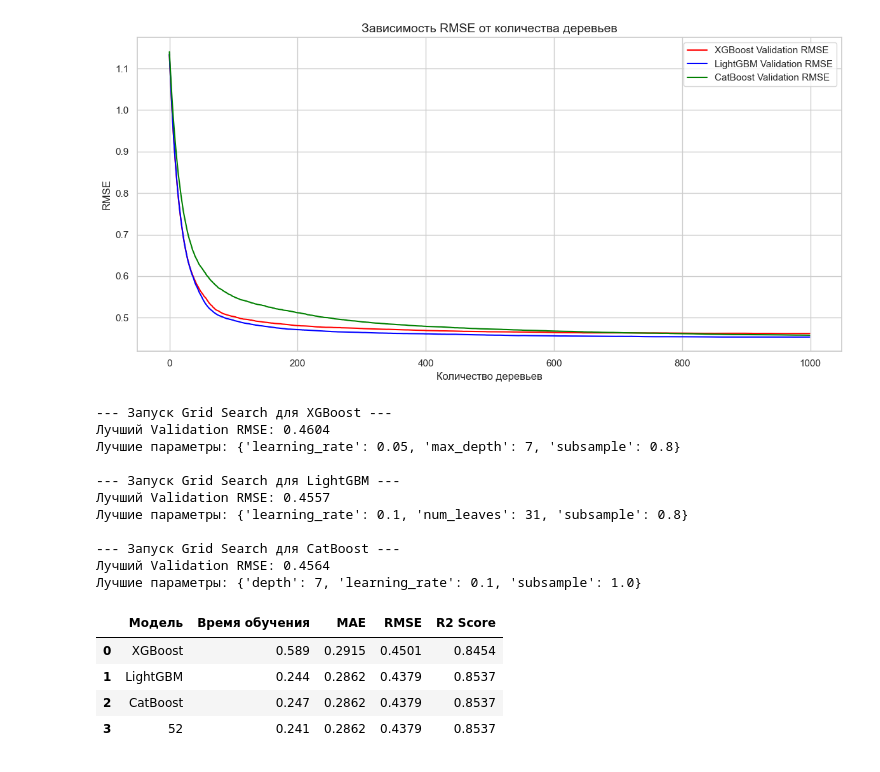
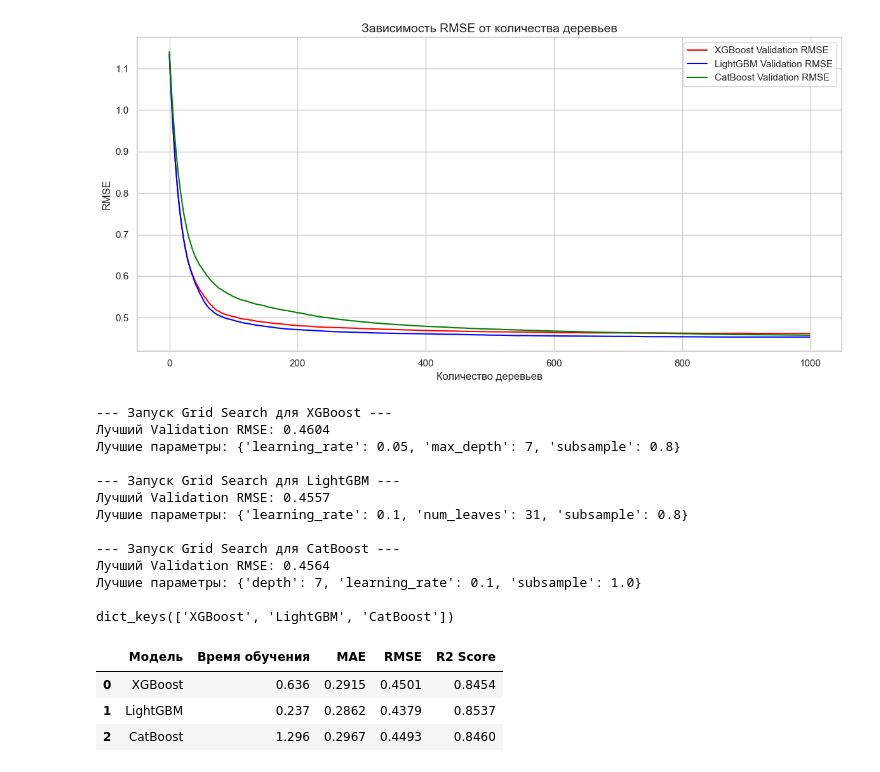
Before and after one commit to topj0bstule/ML_Course, a Jupyter notebook: hw13_/student_notebook.ipynb, the cells around one changed output. Drawn from its saved outputs; the diff is of its cells as text; code cells hidden in the pictures.

```diff
--- a/hw13_/student_notebook.ipynb
+++ b/hw13_/student_notebook.ipynb
@@ -138,6 +140,7 @@ best_params_dict = {}
 best_params_dict['XGBoost'] = simple_grid_search('XGBoost', grid_xgb)
 best_params_dict['LightGBM'] = simple_grid_search('LightGBM', grid_lgb)
 best_params_dict['CatBoost'] = simple_grid_search('CatBoost', grid_cat)
+print(best_params_dict.keys())  # Посмотрите, какие ключи есть
 # %% [output]
 --- Запуск Grid Search для XGBoost ---
 Лучший Validation RMSE: 0.4604
@@ -150,6 +153,8 @@ best_params_dict['CatBoost'] = simple_grid_search('CatBoost', grid_cat)
 --- Запуск Grid Search для CatBoost ---
 Лучший Validation RMSE: 0.4564
 Лучшие параметры: {'depth': 7, 'learning_rate': 0.1, 'subsample': 1.0}
+
+dict_keys(['XGBoost', 'LightGBM', 'CatBoost'])
 # %%
 class MyBoost:
     def __init__(self, n, lr, depth, seed, subsample, colsample_bytree) -> None:
@@ -202,41 +219,37 @@ class MyBoost:
 # %%
 results = []
 
-for name in['XGBoost', 'LightGBM', 'CatBoost', '52']:
+for name in['XGBoost', 'LightGBM', 'CatBoost']:
     params = best_params_dict.get(name)
 
     if name == 'XGBoost':
         model = xgb.XGBRegressor(n_estimators=SELECTED_N_ESTIMATORS, random_state=42, n_jobs=-1, **params)
     elif name == 'LightGBM':
         model = lgb.LGBMRegressor(n_estimators=SELECTED_N_ESTIMATORS, random_state=42, n_jobs=-1, verbose=-1, **params)
-    #elif name == '52':
-        #model = MyBoost(n_estimators=400, learning_rate=0.5, depth=10, seed=10)
-    #else:
-        #model = cb.CatBoostRegressor(iterations=SELECTED_N_ESTIMATORS, random_seed=42, thread_count=-1, verbose=0, **params)
+    else:
+        model = cb.CatBoostRegressor(iterations=SELECTED_N_ESTIMATORS, random_seed=42, thread_count=-1, verbose=0, **params)
 
     start_time = time.time()
     model.fit(X_train_full, y_train_full)
     train_time = time.time() - start_time
 
     preds = model.predict(X_test)
-
     mae = mean_absolute_error(y_test, preds)
     rmse = np.sqrt(mean_squared_error(y_test, preds))
     r2 = r2_score(y_test, preds)
 
     results.append({
         "Модель": name,
         "Время обучения": round(train_time, 3),
         "MAE": round(mae, 4),
         "RMSE": round(rmse, 4),
         "R2 Score": round(r2, 4)
     })
 
 df_results = pd.DataFrame(results)
 display(df_results)
 # %% [output]
 |  | Модель | Время обучения | MAE | RMSE | R2 Score |
-| 0 | XGBoost | 0.589 | 0.2915 | 0.4501 | 0.8454 |
-| 1 | LightGBM | 0.244 | 0.2862 | 0.4379 | 0.8537 |
-| 2 | CatBoost | 0.247 | 0.2862 | 0.4379 | 0.8537 |
-| 3 | 52 | 0.241 | 0.2862 | 0.4379 | 0.8537 |
+| 0 | XGBoost | 0.636 | 0.2915 | 0.4501 | 0.8454 |
+| 1 | LightGBM | 0.237 | 0.2862 | 0.4379 | 0.8537 |
+| 2 | CatBoost | 1.296 | 0.2967 | 0.4493 | 0.8460 |
```
Also changed, not shown: parts of 2 cells of this notebook.
